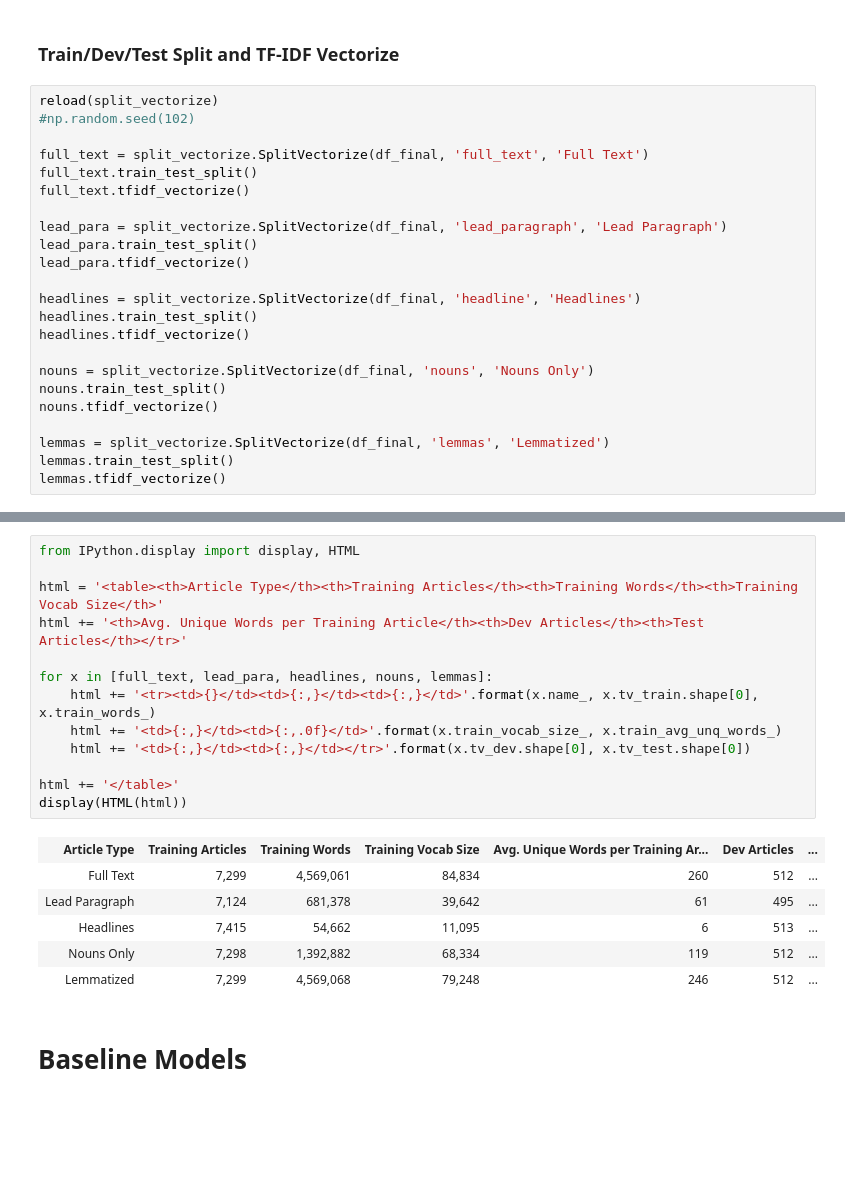
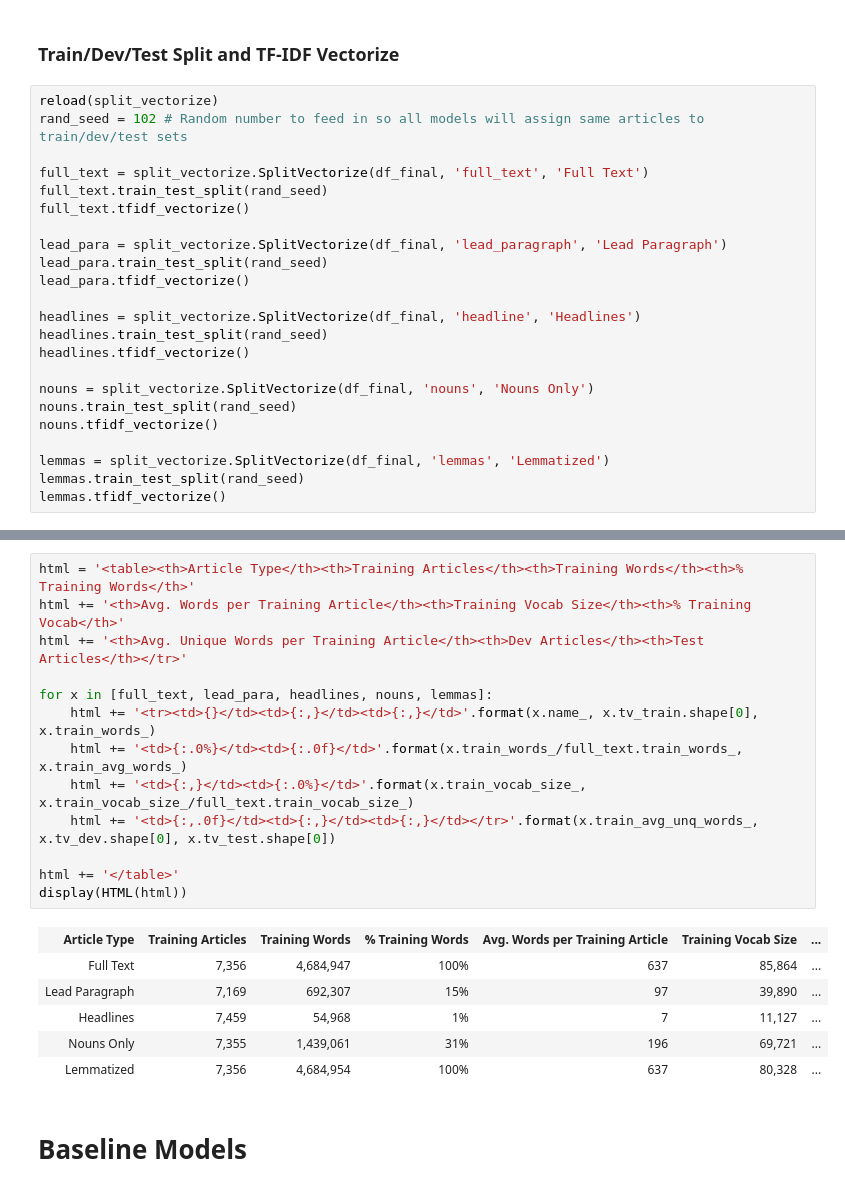
Before and after one commit to carmen16/news-article-topic-classification, a Jupyter notebook: Final_Project.ipynb, the cells around one changed output, grey strips where cells are left out. Cells and saved outputs as stored; diff of their text form; blank space fills up the shorter version.

```diff
--- a/Final_Project.ipynb
+++ b/Final_Project.ipynb
@@ -85,24 +108,24 @@ df_final.head()
 ### Train/Dev/Test Split and TF-IDF Vectorize
 # %%
 reload(split_vectorize)
-#np.random.seed(102)
+rand_seed = 102 # Random number to feed in so all models will assign same articles to train/dev/test sets
 
 full_text = split_vectorize.SplitVectorize(df_final, 'full_text', 'Full Text')
-full_text.train_test_split()
+full_text.train_test_split(rand_seed)
 full_text.tfidf_vectorize()
 
 lead_para = split_vectorize.SplitVectorize(df_final, 'lead_paragraph', 'Lead Paragraph')
-lead_para.train_test_split()
+lead_para.train_test_split(rand_seed)
 lead_para.tfidf_vectorize()
 
 headlines = split_vectorize.SplitVectorize(df_final, 'headline', 'Headlines')
-headlines.train_test_split()
+headlines.train_test_split(rand_seed)
 headlines.tfidf_vectorize()
 
 nouns = split_vectorize.SplitVectorize(df_final, 'nouns', 'Nouns Only')
-nouns.train_test_split()
+nouns.train_test_split(rand_seed)
 nouns.tfidf_vectorize()
 
 lemmas = split_vectorize.SplitVectorize(df_final, 'lemmas', 'Lemmatized')
-lemmas.train_test_split()
+lemmas.train_test_split(rand_seed)
 lemmas.tfidf_vectorize()
@@ -109,23 +134,23 @@ lemmas.tfidf_vectorize()
 # %%
-from IPython.display import display, HTML
-
-html = '<table><th>Article Type</th><th>Training Articles</th><th>Training Words</th><th>Training Vocab Size</th>'
+html = '<table><th>Article Type</th><th>Training Articles</th><th>Training Words</th><th>% Training Words</th>'
+html += '<th>Avg. Words per Training Article</th><th>Training Vocab Size</th><th>% Training Vocab</th>'
 html += '<th>Avg. Unique Words per Training Article</th><th>Dev Articles</th><th>Test Articles</th></tr>'
 
 for x in [full_text, lead_para, headlines, nouns, lemmas]:
     html += '<tr><td>{}</td><td>{:,}</td><td>{:,}</td>'.format(x.name_, x.tv_train.shape[0], x.train_words_)
-    html += '<td>{:,}</td><td>{:,.0f}</td>'.format(x.train_vocab_size_, x.train_avg_unq_words_)
-    html += '<td>{:,}</td><td>{:,}</td></tr>'.format(x.tv_dev.shape[0], x.tv_test.shape[0])
+    html += '<td>{:.0%}</td><td>{:.0f}</td>'.format(x.train_words_/full_text.train_words_, x.train_avg_words_)
+    html += '<td>{:,}</td><td>{:.0%}</td>'.format(x.train_vocab_size_, x.train_vocab_size_/full_text.train_vocab_size_)
+    html += '<td>{:,.0f}</td><td>{:,}</td><td>{:,}</td></tr>'.format(x.train_avg_unq_words_, x.tv_dev.shape[0], x.tv_test.shape[0])
 
 html += '</table>'
 display(HTML(html))
 # %% [output]
-| Article Type | Training Articles | Training Words | Training Vocab Size | Avg. Unique Words per Training Ar... | Dev Articles | ... |
-| Full Text | 7,299 | 4,569,061 | 84,834 | 260 | 512 | ... |
-| Lead Paragraph | 7,124 | 681,378 | 39,642 | 61 | 495 | ... |
-| Headlines | 7,415 | 54,662 | 11,095 | 6 | 513 | ... |
-| Nouns Only | 7,298 | 1,392,882 | 68,334 | 119 | 512 | ... |
-| Lemmatized | 7,299 | 4,569,068 | 79,248 | 246 | 512 | ... |
+| Article Type | Training Articles | Training Words | % Training Words | Avg. Words per Training Article | Training Vocab Size | ... |
+| Full Text | 7,356 | 4,684,947 | 100% | 637 | 85,864 | ... |
+| Lead Paragraph | 7,169 | 692,307 | 15% | 97 | 39,890 | ... |
+| Headlines | 7,459 | 54,968 | 1% | 7 | 11,127 | ... |
+| Nouns Only | 7,355 | 1,439,061 | 31% | 196 | 69,721 | ... |
+| Lemmatized | 7,356 | 4,684,954 | 100% | 637 | 80,328 | ... |
 # %% [markdown]
 # Baseline Models
 # %% [markdown]
```
Also changed, not shown: parts of 25 cells of this notebook, 18 other files.
